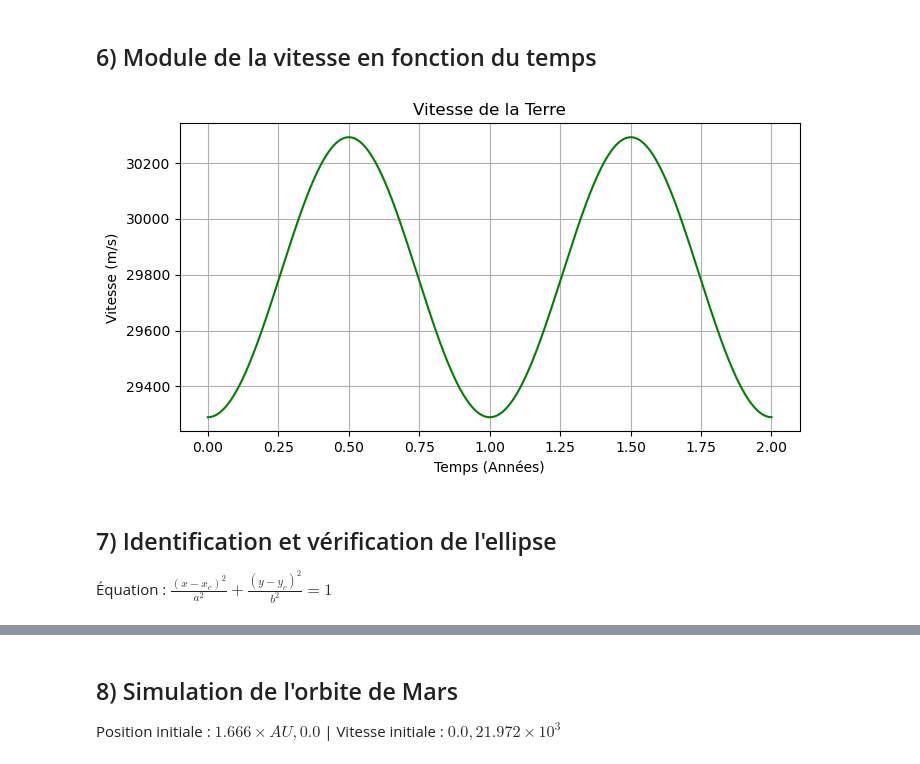
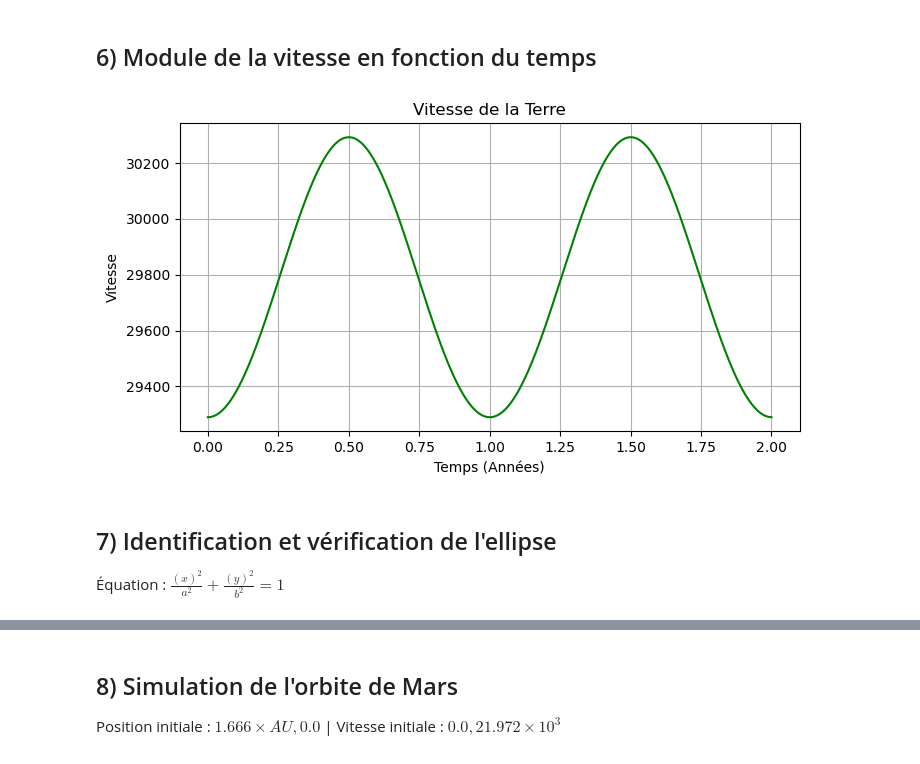
Before and after one commit to Amipha/outils-num, a Jupyter notebook: CC/CC-TP.ipynb, the cells around one changed output, grey strips where cells are left out. Saved outputs shown, nothing was run; the diff lists cells and outputs as text; code cells hidden in the pictures.

```diff
--- a/CC/CC-TP.ipynb
+++ b/CC/CC-TP.ipynb
@@ -87,21 +88,20 @@ plt.show()
 # %% [markdown]
 ## 6) Module de la vitesse en fonction du temps
 # %%
-# Calcul du module via une boucle for
-v_module = np.zeros(len(y))
-for i in range(len(y)):
-    v_module[i] = np.sqrt(y[i, 2]**2 + y[i, 3]**2)
+vx = y[:, 2]
+vy = y[:, 3]
+v_module = np.sqrt(vx**2 + vy**2)
 
 fig, ax = plt.subplots(figsize=(8, 4))
 ax.plot(t / YEAR, v_module, color='green')
 ax.set_xlabel("Temps (Années)")
-ax.set_ylabel("Vitesse (m/s)")
+ax.set_ylabel("Vitesse")
 ax.set_title("Vitesse de la Terre")
 ax.grid(True)
 plt.show()
 # %% [output]
-[figure, old version]
+[figure, new version]
 # %% [markdown]
 ## 7) Identification et vérification de l'ellipse
-Équation : $\frac{(x-x_c)^2}{a^2} + \frac{(y-y_c)^2}{b^2} = 1$
+Équation : $\frac{(x)^2}{a^2} + \frac{(y)^2}{b^2} = 1$
 # %%
```
Also changed, not shown: parts of 6 cells of this notebook.
